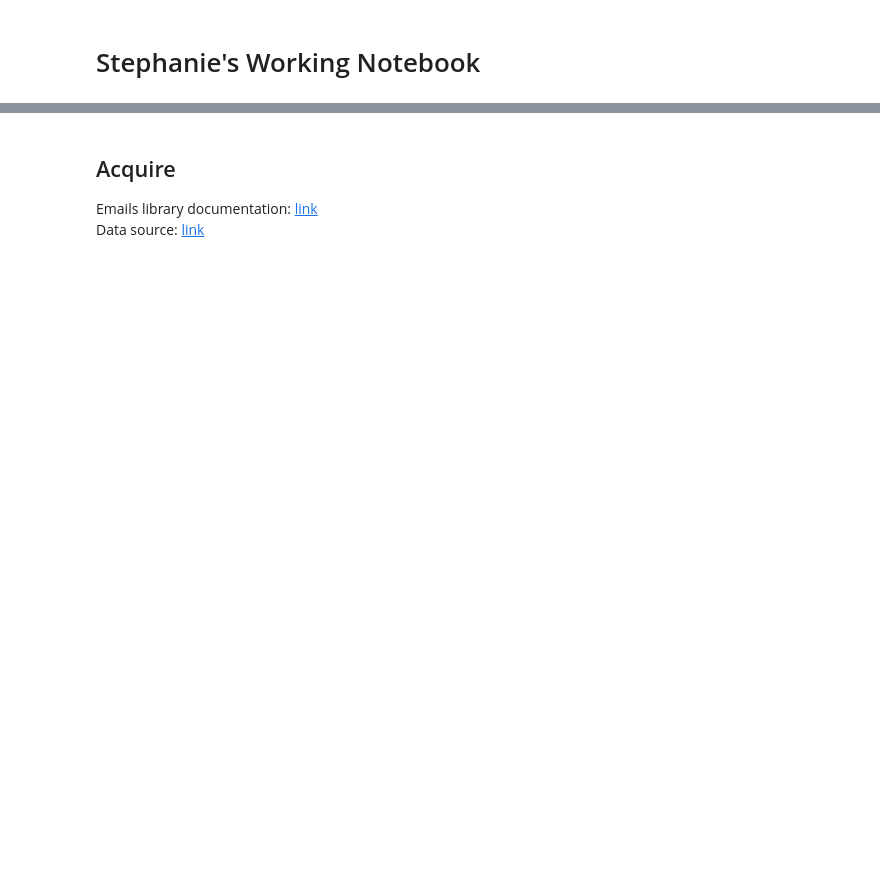
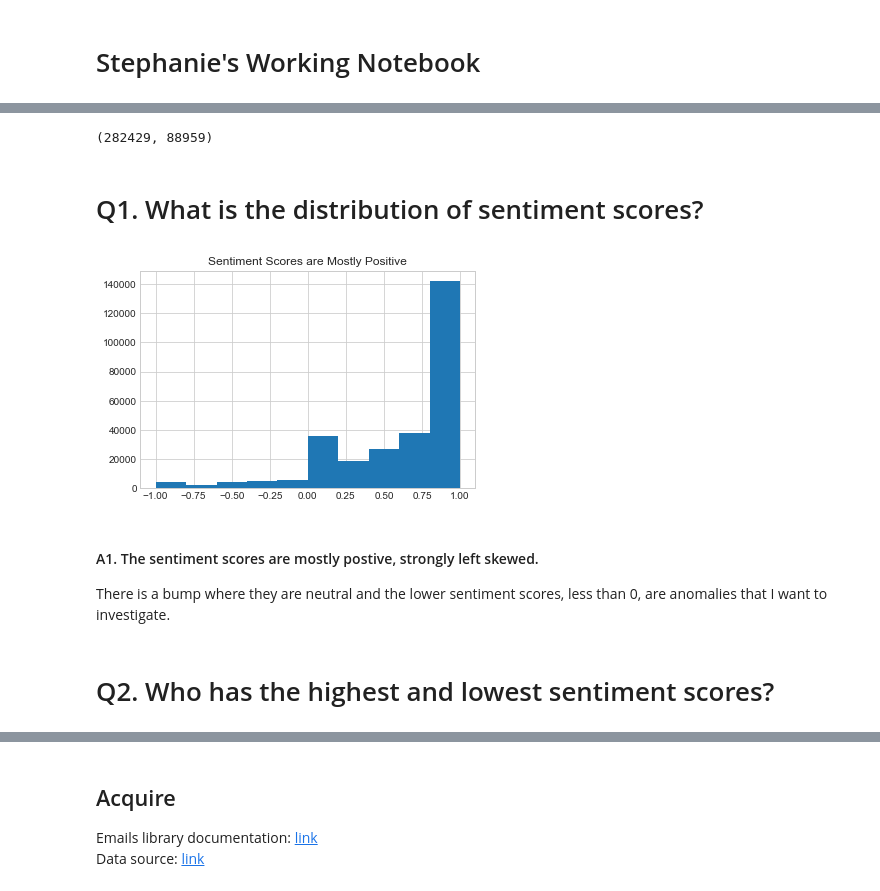
Before and after one commit to Enron-Discussion-NLP/Capstone, a Jupyter notebook: 00_Stephanie/stephanie_working-notebook.ipynb, the cells around one changed output, grey strips where cells are left out. Saved outputs shown, nothing was run; the diff lists cells and outputs as text; code cells hidden in the pictures; blank space fills up the shorter version.

```diff
--- a/00_Stephanie/stephanie_working-notebook.ipynb
+++ b/00_Stephanie/stephanie_working-notebook.ipynb
@@ -190,0 +12,15 @@ stop_running_notebook_code >> here
+# %%
+# python data manipulation and analysis library
+import numpy as np
+
+# python library supporting operations on multidimensional arrays and matrices
+import pandas as pd
+
+# python plotting library for visualizations
+import matplotlib.pyplot as plt
+
+# data visualization library for python based on matplotlib providing higher level visual interface and options
+import seaborn as sns
+
+# formatting for notebook grids
+plt.style.use('seaborn-whitegrid')
@@ -190,0 +249,5 @@ stop_running_notebook_code >> here
+# %%
+# changing date column dtype
+df.date = pd.to_datetime(df.date, utc = True)
+
+df.head()
@@ -190,0 +261,22 @@ stop_running_notebook_code >> here
+# %%
+# getting the size of data by splitting by 08/13 before and after
+df[df.date <= '2001-08-13'].shape[0], df[df.date > '2001-08-13'].shape[0]
+# %% [output]
+(282429, 88959)
+# %%
+# splitting the data
+train = df[df.date <= '2001-08-13']
+test = df[df.date > '2001-08-13']
+# %% [markdown]
+# Q1. What is the distribution of sentiment scores?
+# %%
+train.sentiment.hist()
+plt.title('Sentiment Scores are Mostly Positive')
+plt.show()
+# %% [output]
+[figure, added]
+# %% [markdown]
+#### A1. The sentiment scores are mostly postive, strongly left skewed.
+There is a bump where they are neutral and the lower sentiment scores, less than 0, are anomalies that I want to investigate.
+# %% [markdown]
+# Q2. Who has the highest and lowest sentiment scores?
```
Also changed, not shown: parts of 101 cells of this notebook.
